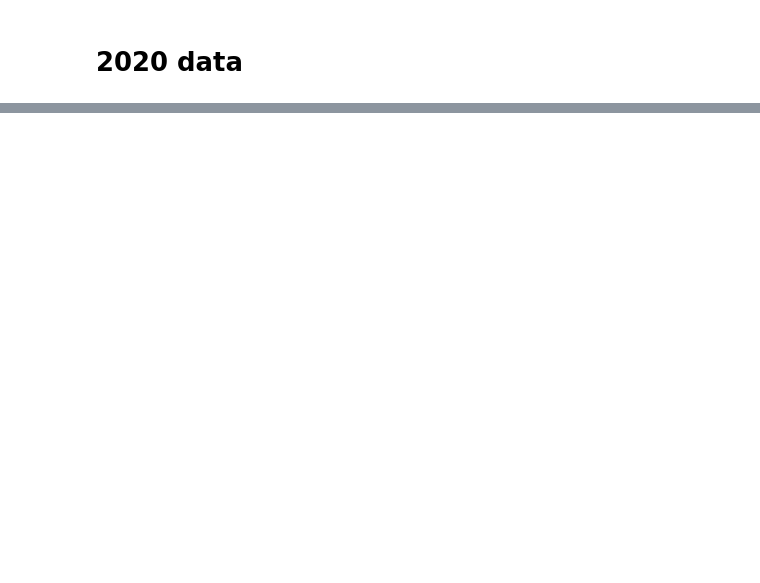
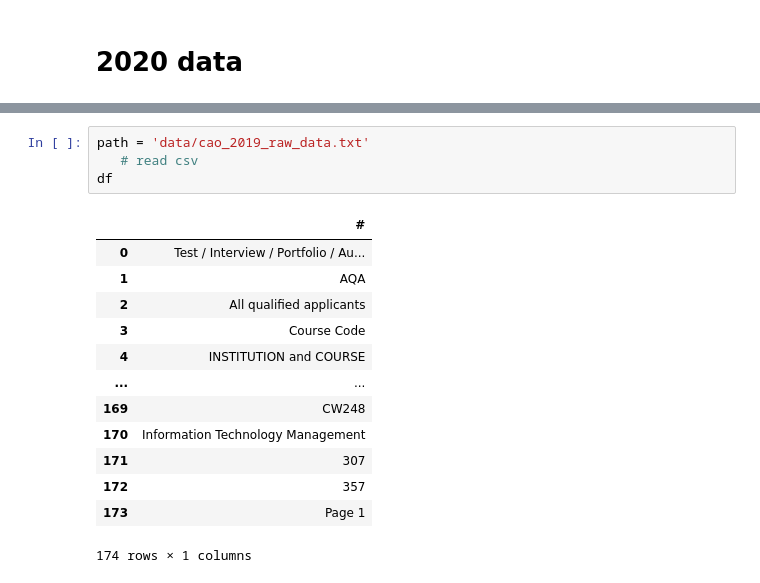
Before and after one commit to CiaranMoran27/playing_with_jupyter, a Jupyter notebook: cao.ipynb, the cells around one changed output, grey strips where cells are left out. Drawn from its saved outputs; the diff is of its cells as text; blank space fills up the shorter version.

```diff
--- a/cao.ipynb
+++ b/cao.ipynb
@@ -173,0 +287,18 @@ data_2020
+# %%
+path = 'data/cao_2019_raw_data.txt'
+   # read csv
+df
+# %% [output]
+|  | # |
+| 0 | Test / Interview / Portfolio / Au... |
+| 1 | AQA |
+| 2 | All qualified applicants |
+| 3 | Course Code |
+| 4 | INSTITUTION and COURSE |
+| ... | ... |
+| 169 | CW248 |
+| 170 | Information Technology Management |
+| 171 | 307 |
+| 172 | 357 |
+| 173 | Page 1 |
+174 rows × 1 columns
```
Also changed, not shown: parts of 8 cells of this notebook, 5 other files.
